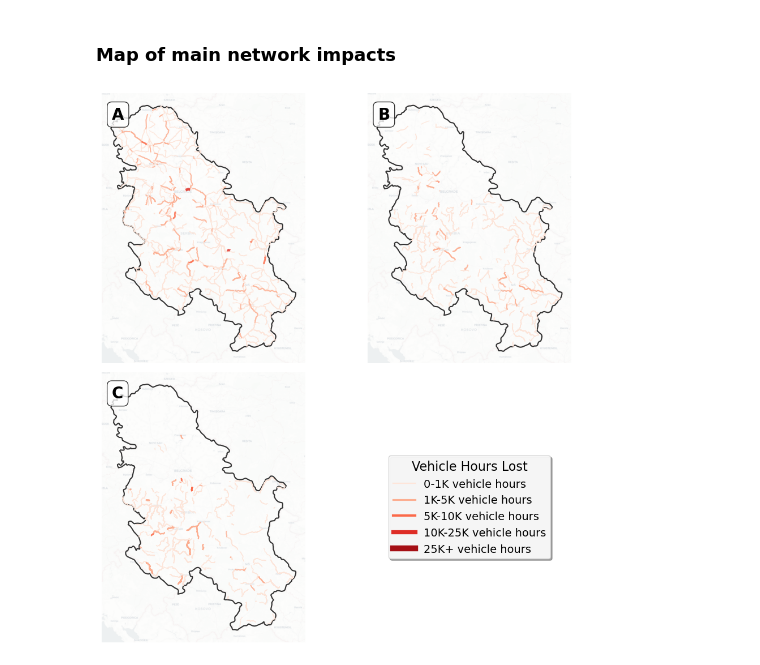
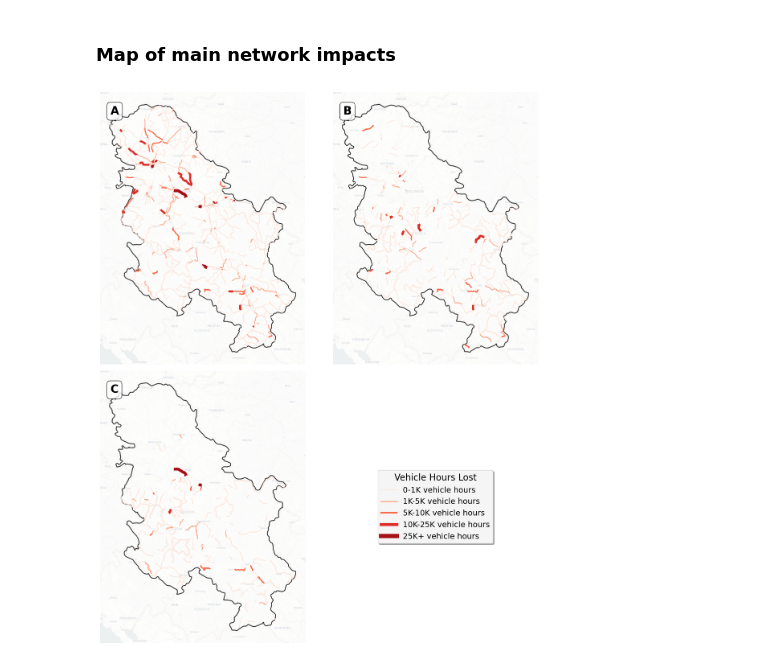
Before and after one commit to VU-IVM/Criticality-Analysis-Roads-Serbia, a Jupyter notebook: notebooks/5a_MainNetwork_Hazard_Criticality.ipynb, the cells around one changed output. Drawn from its saved outputs; the diff is of its cells as text; code cells hidden in the pictures.

```diff
--- a/notebooks/5a_MainNetwork_Hazard_Criticality.ipynb
+++ b/notebooks/5a_MainNetwork_Hazard_Criticality.ipynb
@@ -179,7 +179,7 @@ gdf_vhl_snowdrift = gdf_results[['from_id', 'to_id', 'objectid', 'oznaka_deo', '
        'oznaka_put', 'oznaka_poc', 'naziv_poce', 'oznaka_zav', 'naziv_zavr',
        'duzina_deo', 'pocetna_st', 'zavrsna_st', 'stanje', 'geometry', 'id',
        'passenger_cars', 'buses', 'light_trucks', 'medium_trucks',
-       'heavy_trucks', 'articulated_vehicles', 'total_aadt', 'road_length', 'speed', 'fft','edge_no', 'vhl']].sjoin(snow_drift)
+       'heavy_trucks', 'articulated_vehicles', 'total_aadt', 'road_length', 'speed', 'fft','edge_no', 'vhl','phl','thl','pkl','tkl']].sjoin(snow_drift)
 # %%
 landslides = gpd.read_file(data_path / "Nestabilne_pojave.shp")
 landslides.geometry = landslides.geometry.buffer(10)
@@ -188,7 +188,7 @@ gdf_vhl_landslides = gdf_results[['from_id', 'to_id', 'objectid', 'oznaka_deo',
        'oznaka_put', 'oznaka_poc', 'naziv_poce', 'oznaka_zav', 'naziv_zavr',
        'duzina_deo', 'pocetna_st', 'zavrsna_st', 'stanje', 'geometry', 'id',
        'passenger_cars', 'buses', 'light_trucks', 'medium_trucks',
-       'heavy_trucks', 'articulated_vehicles', 'total_aadt', 'road_length', 'speed', 'fft','edge_no', 'vhl']].sjoin(landslides)
+       'heavy_trucks', 'articulated_vehicles', 'total_aadt', 'road_length', 'speed', 'fft','edge_no','vhl','phl','thl','pkl','tkl']].sjoin(landslides)
 # %%
 gdf_vhl_landslides
 # %% [output]
@@ -275,7 +280,7 @@ for letter, (title, gdf) in datasets.items():
     gdf['vhl_class'] = pd.cut(gdf['vhl'], bins=bins, labels=labels, include_lowest=True)
 
 # Create figure with 2x2 layout
-fig, axes = plt.subplots(2, 2, figsize=(10, 10), facecolor='white')
+fig, axes = plt.subplots(2, 2, figsize=(12, 14), facecolor='white')
 axes = axes.flatten()  # Flatten to [ax_A, ax_B, ax_C, ax_legend]
 
 # Convert country boundary once
@@ -294,7 +299,7 @@ for idx, (letter, (title, gdf)) in enumerate(datasets.items()):
     for i, (class_name, width) in enumerate(linewidth_map.items()):
         subset = gdf_mercator[gdf_mercator['vhl_class'] == class_name]
         if not subset.empty:
-            subset.plot(ax=ax, color=colors[i], linewidth=width, alpha=0.8, zorder=2)
+            subset.plot(ax=ax, color=colors[i], linewidth=width, zorder=2)
 
     # Add basemap
     cx.add_basemap(ax=ax, source=cx.providers.CartoDB.Positron,
@@ -309,31 +314,31 @@ for idx, (letter, (title, gdf)) in enumerate(datasets.items()):
             bbox=dict(boxstyle="round,pad=0.3", facecolor='white', alpha=0.8))
 
 # Use the 4th panel (lower right) for the legend
 ax_legend = axes[3]
 ax_legend.axis('off')
 
 # Create legend elements
 legend_elements = [
     Line2D([0], [0], color=colors[i], lw=width * 1.5, label=f'{class_name} vehicle hours')
     for i, (class_name, width) in enumerate(linewidth_map.items())
 ]
 
 # Add legend to the empty panel
 ax_legend.legend(handles=legend_elements,
                  title='Vehicle Hours Lost',
                  loc='center',
                  fontsize=14,
                  title_fontsize=16,
                  frameon=True,
                  fancybox=True,
                  shadow=True,
                  framealpha=0.9,
                  facecolor='white',
                  edgecolor='#cccccc')
 
 
 plt.tight_layout()
 plt.savefig('vhl_hazards_comparison.png', dpi=300, bbox_inches='tight')
 plt.show()
 # %% [output]
-[figure, old version]
+[figure, new version]
```
Also changed, not shown: parts of 8 cells of this notebook, 28 other files.
